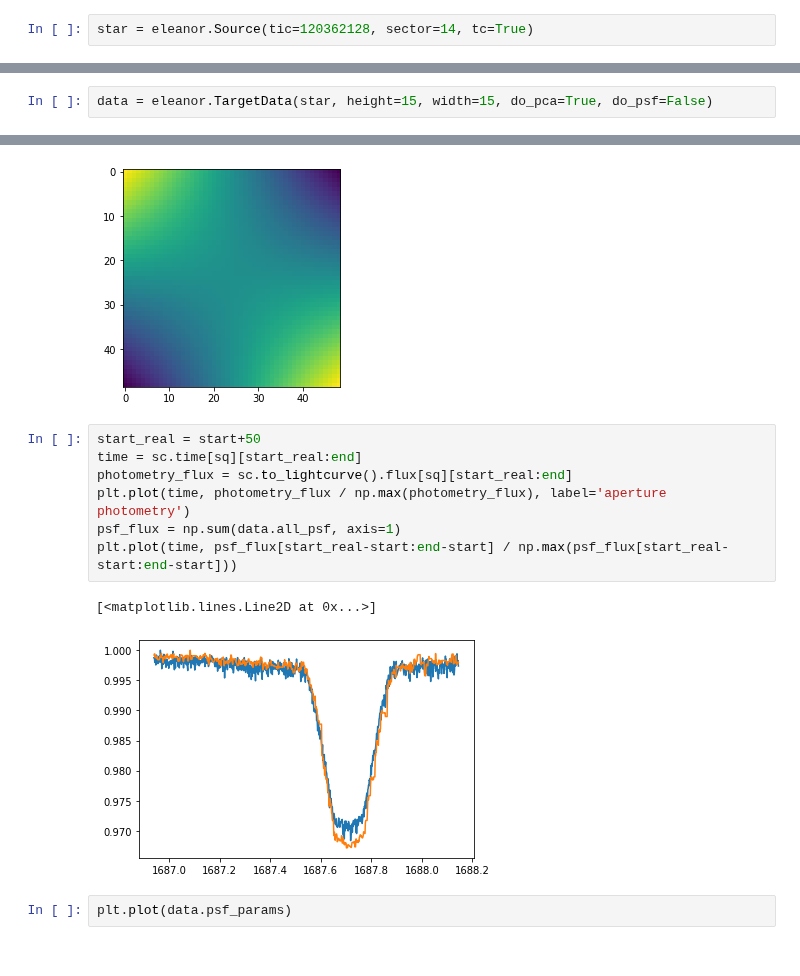
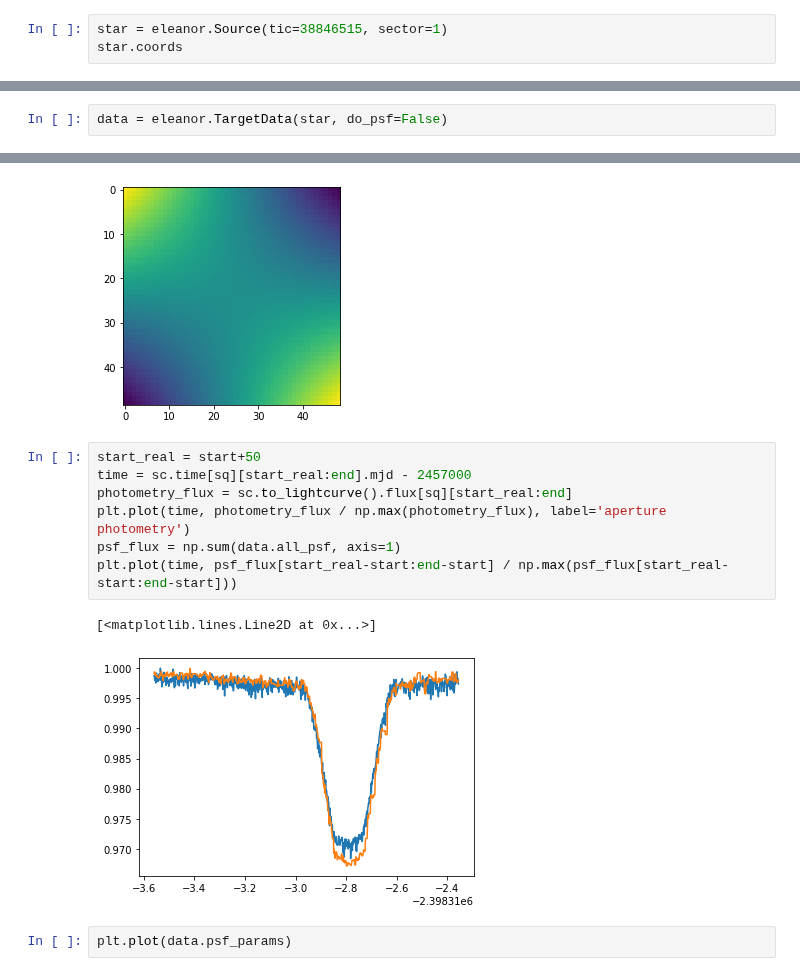
Before and after one commit to afeinstein20/eleanor, a Jupyter notebook: notebooks/psf_demo.ipynb, the cells around one changed output, grey strips where cells are left out. Saved outputs shown, nothing was run; the diff lists cells and outputs as text.

```diff
--- a/notebooks/psf_demo.ipynb
+++ b/notebooks/psf_demo.ipynb
@@ -9,2 +12,3 @@ import copy
 # %%
-star = eleanor.Source(tic=120362128, sector=14, tc=True)
+star = eleanor.Source(tic=38846515, sector=1)
+star.coords
@@ -11,2 +20,2 @@ star = eleanor.Source(tic=120362128, sector=14, tc=True)
 # %%
-data = eleanor.TargetData(star, height=15, width=15, do_pca=True, do_psf=False)
+data = eleanor.TargetData(star, do_psf=False)
@@ -37,14 +198,14 @@ plt.imshow(zern.zernike(3).eval(session=sess) * (x ** 2 + y ** 2 < (s//2) ** 2))
 [figure]
 # %%
 start_real = start+50
-time = sc.time[sq][start_real:end]
+time = sc.time[sq][start_real:end].mjd - 2457000
 photometry_flux = sc.to_lightcurve().flux[sq][start_real:end]
 plt.plot(time, photometry_flux / np.max(photometry_flux), label='aperture photometry')
 psf_flux = np.sum(data.all_psf, axis=1)
 plt.plot(time, psf_flux[start_real-start:end-start] / np.max(psf_flux[start_real-start:end-start]))
 # %% [output]
 [<matplotlib.lines.Line2D at 0x...>]
-[figure, old version]
+[figure, new version]
 # %%
 plt.plot(data.psf_params)
 # %% [output]
```
Also changed, not shown: parts of 18 cells of this notebook, 5 other files.
